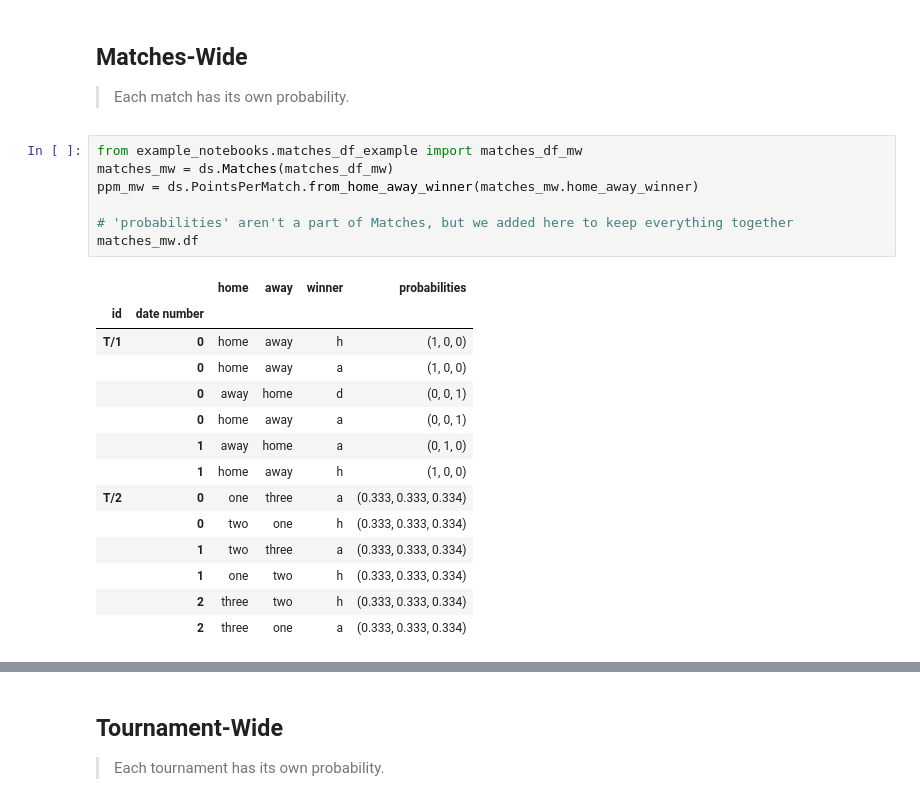
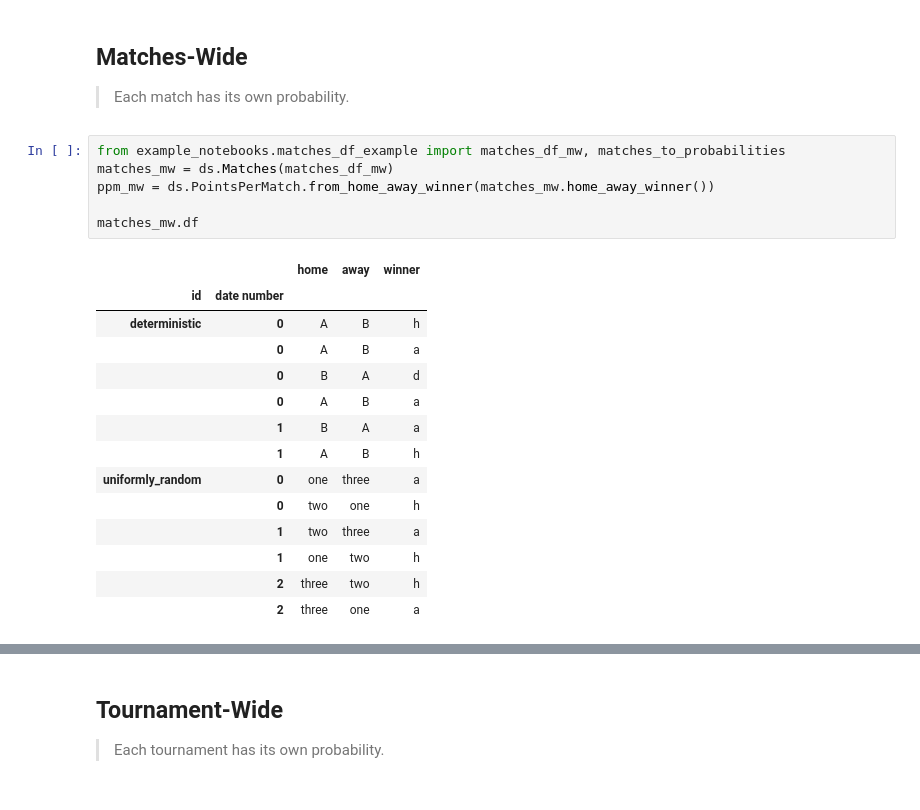
Before and after one commit to Skill-and-Luck-Coefficients/tournament_simulations, a Jupyter notebook: src/example_notebooks/simulations.ipynb, the cells around one changed output, grey strips where cells are left out. Cells and saved outputs as stored; diff of their text form.

```diff
--- a/src/example_notebooks/simulations.ipynb
+++ b/src/example_notebooks/simulations.ipynb
@@ -19,24 +19,23 @@ import tournament_simulations.simulations as simul
 
 > Each match has its own probability.
 # %%
-from example_notebooks.matches_df_example import matches_df_mw
+from example_notebooks.matches_df_example import matches_df_mw, matches_to_probabilities
 matches_mw = ds.Matches(matches_df_mw)
-ppm_mw = ds.PointsPerMatch.from_home_away_winner(matches_mw.home_away_winner)
+ppm_mw = ds.PointsPerMatch.from_home_away_winner(matches_mw.home_away_winner())
 
-# 'probabilities' aren't a part of Matches, but we added here to keep everything together
 matches_mw.df
 # %% [output]
-|  |  | home | away | winner | probabilities |
-| id | date number |  |  |  |  |
-| T/1 | 0 | home | away | h | (1, 0, 0) |
-|  | 0 | home | away | a | (1, 0, 0) |
-|  | 0 | away | home | d | (0, 0, 1) |
-|  | 0 | home | away | a | (0, 0, 1) |
-|  | 1 | away | home | a | (0, 1, 0) |
-|  | 1 | home | away | h | (1, 0, 0) |
-| T/2 | 0 | one | three | a | (0.333, 0.333, 0.334) |
-|  | 0 | two | one | h | (0.333, 0.333, 0.334) |
-|  | 1 | two | three | a | (0.333, 0.333, 0.334) |
-|  | 1 | one | two | h | (0.333, 0.333, 0.334) |
-|  | 2 | three | two | h | (0.333, 0.333, 0.334) |
-|  | 2 | three | one | a | (0.333, 0.333, 0.334) |
+|  |  | home | away | winner |
+| id | date number |  |  |  |
+| deterministic | 0 | A | B | h |
+|  | 0 | A | B | a |
+|  | 0 | B | A | d |
+|  | 0 | A | B | a |
+|  | 1 | B | A | a |
+|  | 1 | A | B | h |
+| uniformly_random | 0 | one | three | a |
+|  | 0 | two | one | h |
+|  | 1 | two | three | a |
+|  | 1 | one | two | h |
+|  | 2 | three | two | h |
+|  | 2 | three | one | a |
```
Also changed, not shown: parts of 18 cells of this notebook, 24 other files.
